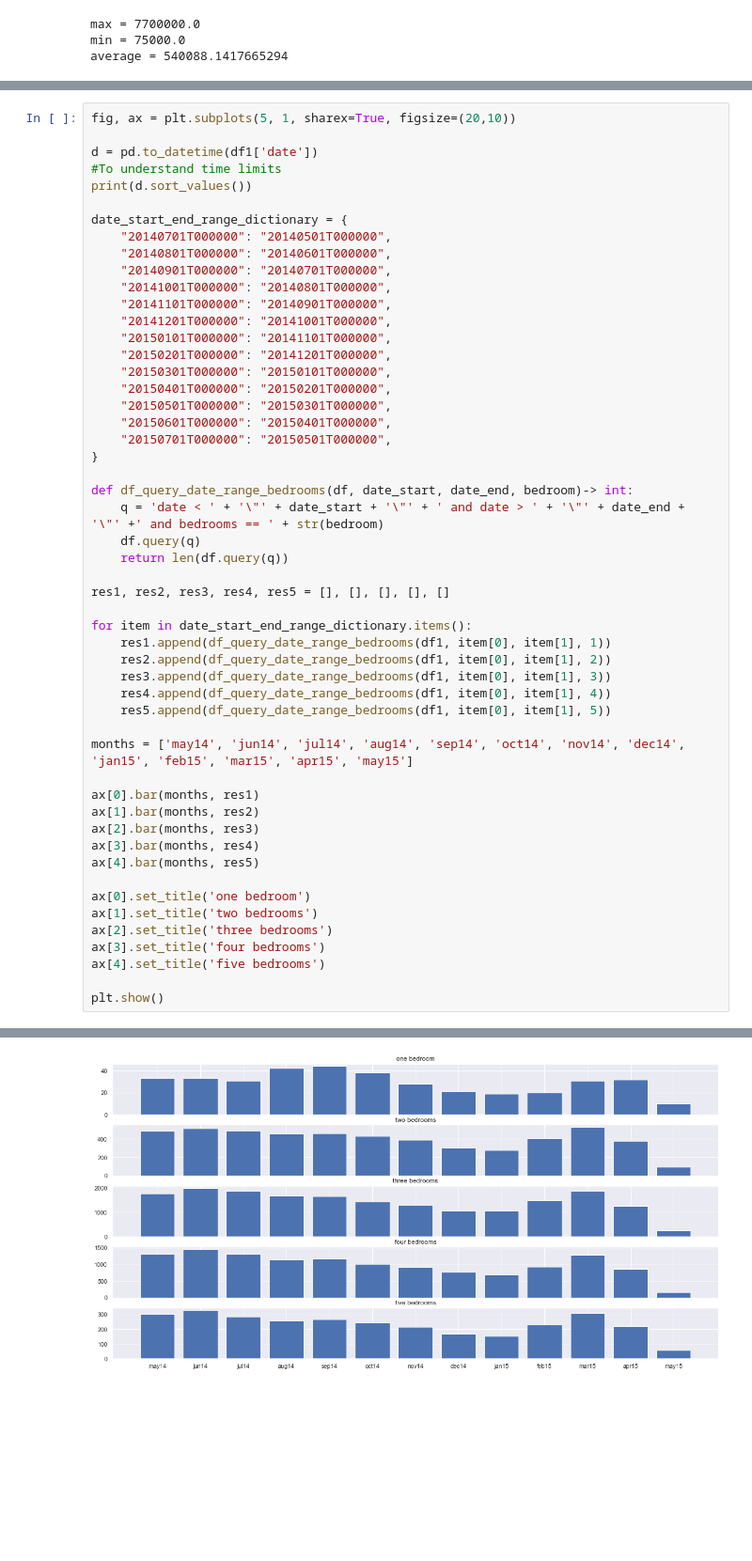
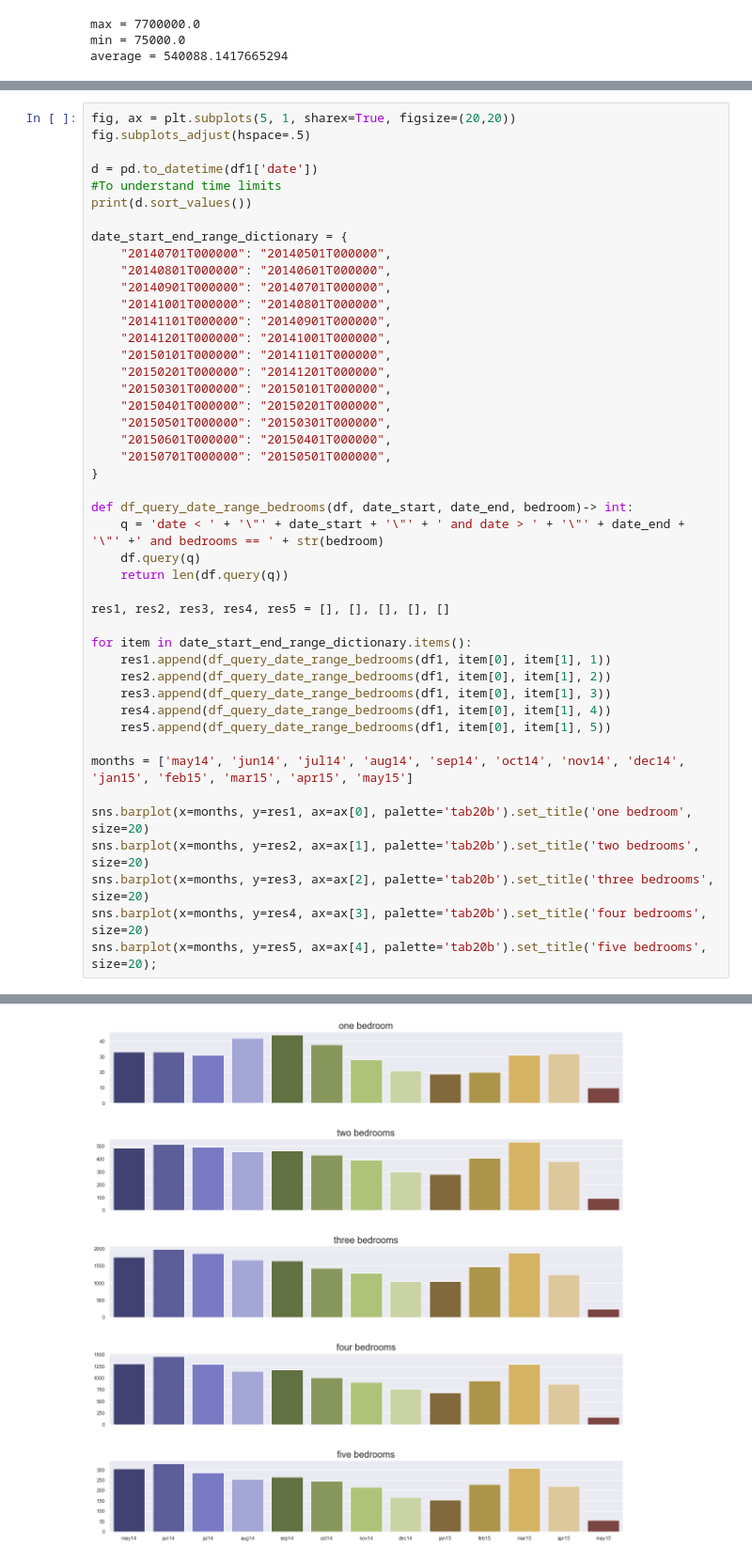
Before and after one commit to Arrinch/eda, a Jupyter notebook: homes.ipynb, the cells around one changed output, grey strips where cells are left out. Shown at 94% size. Drawn from its saved outputs; the diff is of its cells as text; blank space fills up the shorter version.

```diff
--- a/homes.ipynb
+++ b/homes.ipynb
@@ -65,5 +64,6 @@ sns.barplot(quantity, floors, order=['two or more', 'one and half', 'one'], pale
 # %%
-fig, ax = plt.subplots(5, 1, sharex=True, figsize=(20,10))
+fig, ax = plt.subplots(5, 1, sharex=True, figsize=(20,20))
+fig.subplots_adjust(hspace=.5)
 
 d = pd.to_datetime(df1['date'])
 #To understand time limits
@@ -87,44 +87,36 @@ date_start_end_range_dictionary = {
 
 def df_query_date_range_bedrooms(df, date_start, date_end, bedroom)-> int:
     q = 'date < ' + '\"' + date_start + '\"' + ' and date > ' + '\"' + date_end + '\"' +' and bedrooms == ' + str(bedroom)
     df.query(q)
     return len(df.query(q))
 
 res1, res2, res3, res4, res5 = [], [], [], [], []
 
 for item in date_start_end_range_dictionary.items():
     res1.append(df_query_date_range_bedrooms(df1, item[0], item[1], 1))
     res2.append(df_query_date_range_bedrooms(df1, item[0], item[1], 2))
     res3.append(df_query_date_range_bedrooms(df1, item[0], item[1], 3))
     res4.append(df_query_date_range_bedrooms(df1, item[0], item[1], 4))
     res5.append(df_query_date_range_bedrooms(df1, item[0], item[1], 5))
 
 months = ['may14', 'jun14', 'jul14', 'aug14', 'sep14', 'oct14', 'nov14', 'dec14', 'jan15', 'feb15', 'mar15', 'apr15', 'may15']
 
-ax[0].bar(months, res1)
-ax[1].bar(months, res2)
-ax[2].bar(months, res3)
-ax[3].bar(months, res4)
-ax[4].bar(months, res5)
-
-ax[0].set_title('one bedroom')
-ax[1].set_title('two bedrooms')
-ax[2].set_title('three bedrooms')
-ax[3].set_title('four bedrooms')
-ax[4].set_title('five bedrooms')
-
-plt.show()
+sns.barplot(x=months, y=res1, ax=ax[0], palette='tab20b').set_title('one bedroom', size=20)
+sns.barplot(x=months, y=res2, ax=ax[1], palette='tab20b').set_title('two bedrooms', size=20)
+sns.barplot(x=months, y=res3, ax=ax[2], palette='tab20b').set_title('three bedrooms', size=20)
+sns.barplot(x=months, y=res4, ax=ax[3], palette='tab20b').set_title('four bedrooms', size=20)
+sns.barplot(x=months, y=res5, ax=ax[4], palette='tab20b').set_title('five bedrooms', size=20);
 # %% [output]
 16768   2014-05-02
 9596    2014-05-02
 9587    2014-05-02
 20602   2014-05-02
 11577   2014-05-02
            ...
 7898    2015-05-14
 928     2015-05-14
 5637    2015-05-15
 13053   2015-05-24
 16594   2015-05-27
 Name: date, Length: 21613, dtype: datetime64[ns]
-[figure, old version]
+[figure, new version]
```
Also changed, not shown: parts of 2 cells of this notebook.
